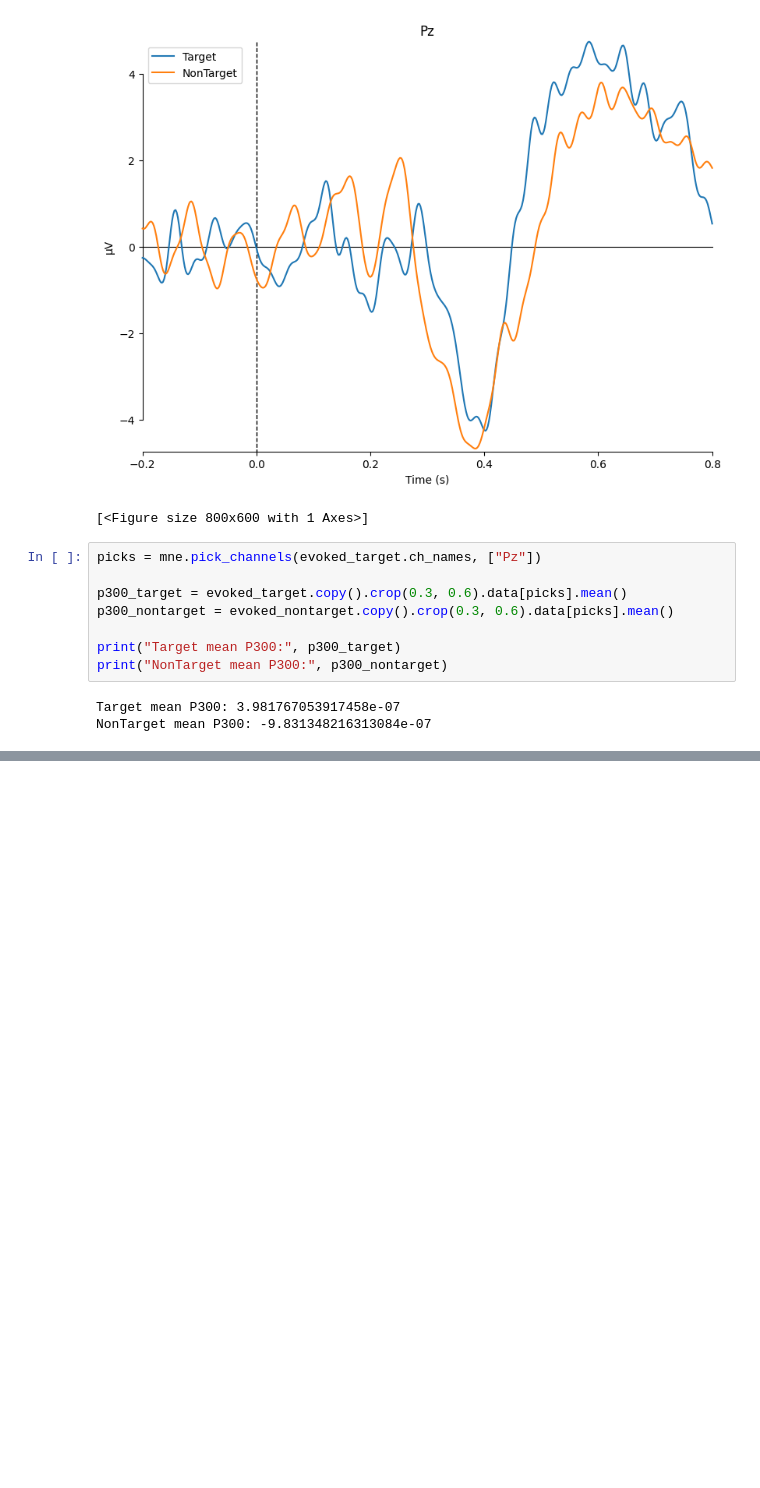
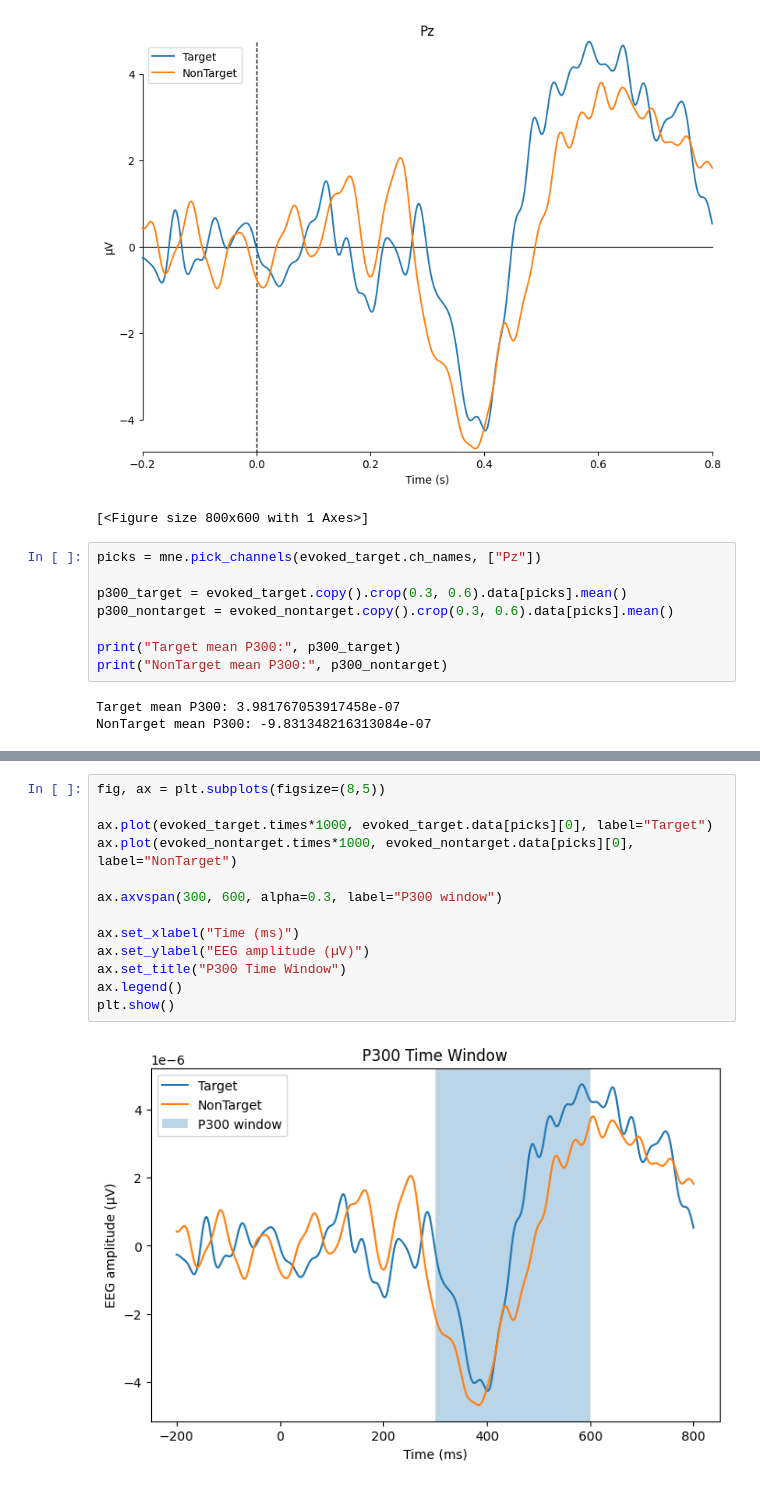
Before and after one commit to samuellee77/p300-oddball, a Jupyter notebook: single_trial.ipynb, the cells around one changed output, grey strips where cells are left out. Saved outputs shown, nothing was run; the diff lists cells and outputs as text; blank space fills up the shorter version.

```diff
--- a/single_trial.ipynb
+++ b/single_trial.ipynb
@@ -127,0 +144,15 @@ NonTarget mean P300: -9.831348216313084e-07
+# %%
+fig, ax = plt.subplots(figsize=(8,5))
+
+ax.plot(evoked_target.times*1000, evoked_target.data[picks][0], label="Target")
+ax.plot(evoked_nontarget.times*1000, evoked_nontarget.data[picks][0], label="NonTarget")
+
+ax.axvspan(300, 600, alpha=0.3, label="P300 window")
+
+ax.set_xlabel("Time (ms)")
+ax.set_ylabel("EEG amplitude (µV)")
+ax.set_title("P300 Time Window")
+ax.legend()
+plt.show()
+# %% [output]
+[figure, added]
```
Also changed, not shown: parts of 1 cell of this notebook, 1 other file.
